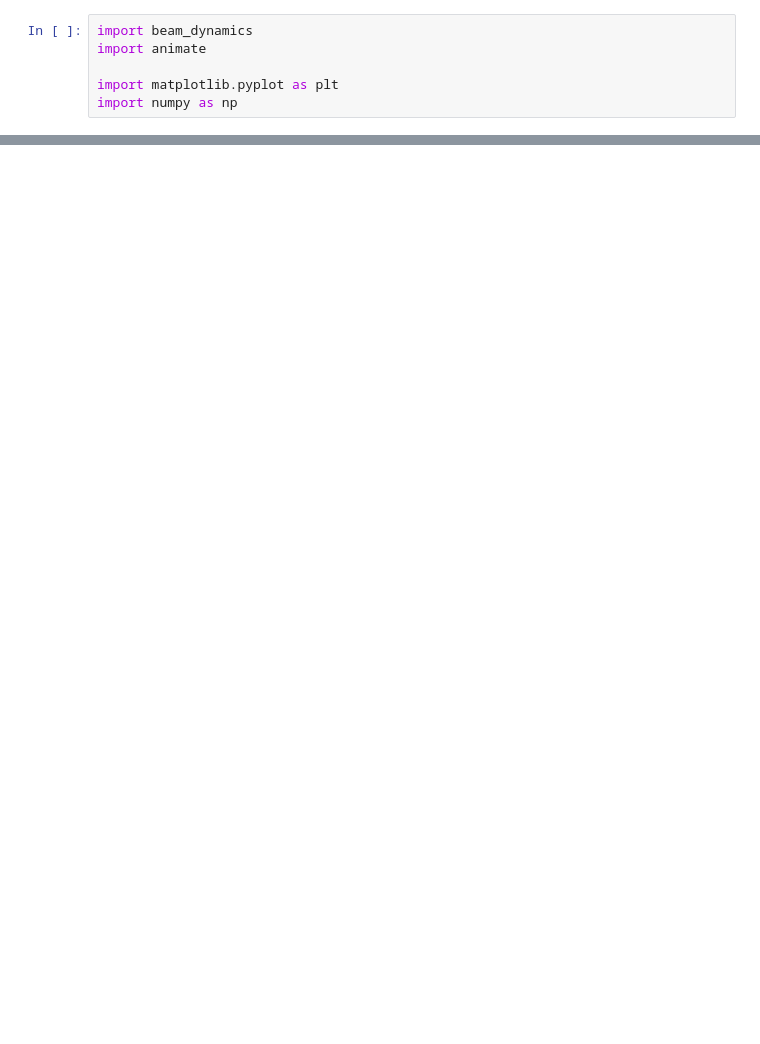
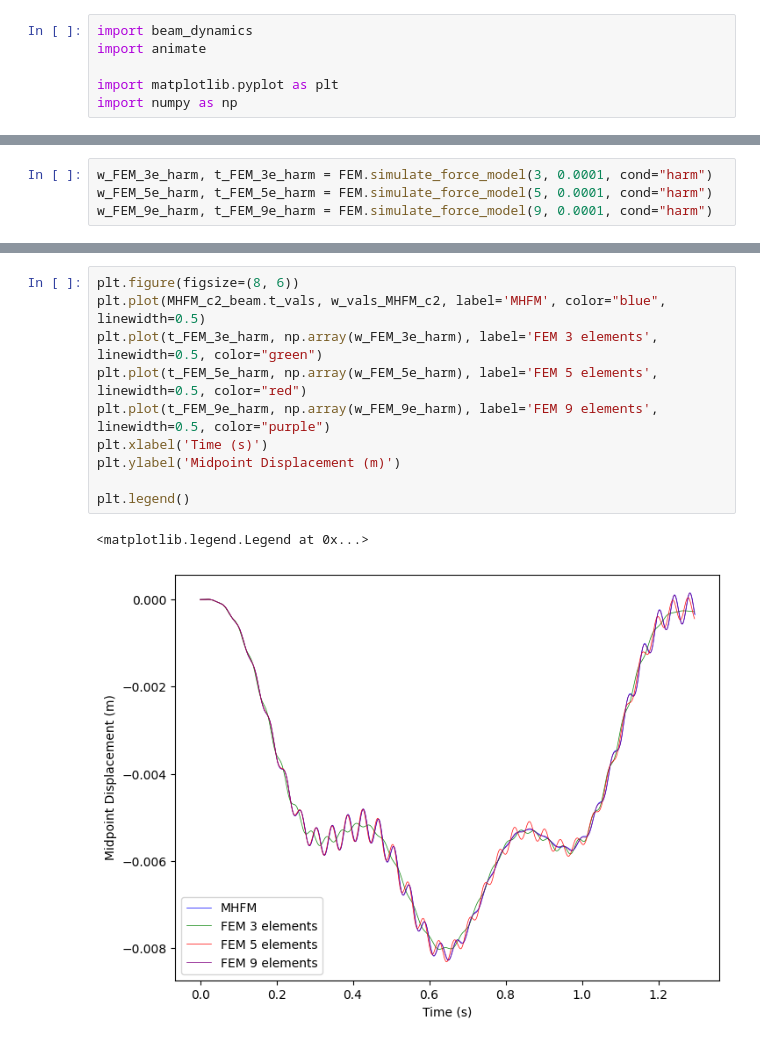
Before and after one commit to pellemutsaers/bridge_dynamics, a Jupyter notebook: compare.ipynb, the cells around one changed output, grey strips where cells are left out. Saved outputs shown, nothing was run; the diff lists cells and outputs as text; blank space fills up the shorter version.

```diff
--- a/compare.ipynb
+++ b/compare.ipynb
@@ -162,0 +181,4 @@ Frequency: 23.13 Hz, Magnitude: 4.46e-03
+# %%
+w_FEM_3e_harm, t_FEM_3e_harm = FEM.simulate_force_model(3, 0.0001, cond="harm")
+w_FEM_5e_harm, t_FEM_5e_harm = FEM.simulate_force_model(5, 0.0001, cond="harm")
+w_FEM_9e_harm, t_FEM_9e_harm = FEM.simulate_force_model(9, 0.0001, cond="harm")
@@ -162,0 +203,13 @@ Frequency: 23.13 Hz, Magnitude: 4.46e-03
+# %%
+plt.figure(figsize=(8, 6))
+plt.plot(MHFM_c2_beam.t_vals, w_vals_MHFM_c2, label='MHFM', color="blue", linewidth=0.5)
+plt.plot(t_FEM_3e_harm, np.array(w_FEM_3e_harm), label='FEM 3 elements', linewidth=0.5, color="green")
+plt.plot(t_FEM_5e_harm, np.array(w_FEM_5e_harm), label='FEM 5 elements', linewidth=0.5, color="red")
+plt.plot(t_FEM_9e_harm, np.array(w_FEM_9e_harm), label='FEM 9 elements', linewidth=0.5, color="purple")
+plt.xlabel('Time (s)')
+plt.ylabel('Midpoint Displacement (m)')
+
+plt.legend()
+# %% [output]
+<matplotlib.legend.Legend at 0x...>
+[figure, added]
```
Also changed, not shown: parts of 33 cells of this notebook, 4 other files.
